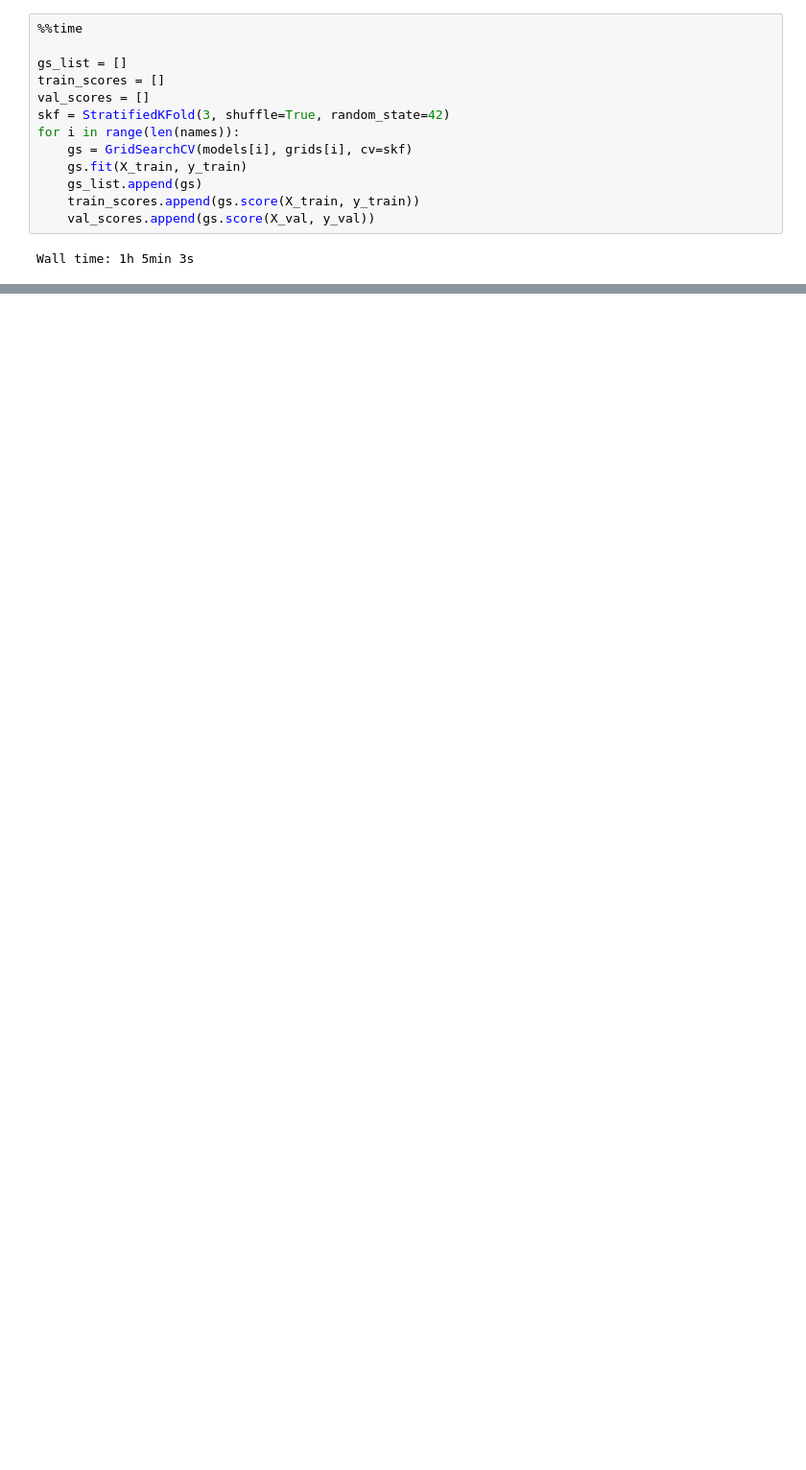
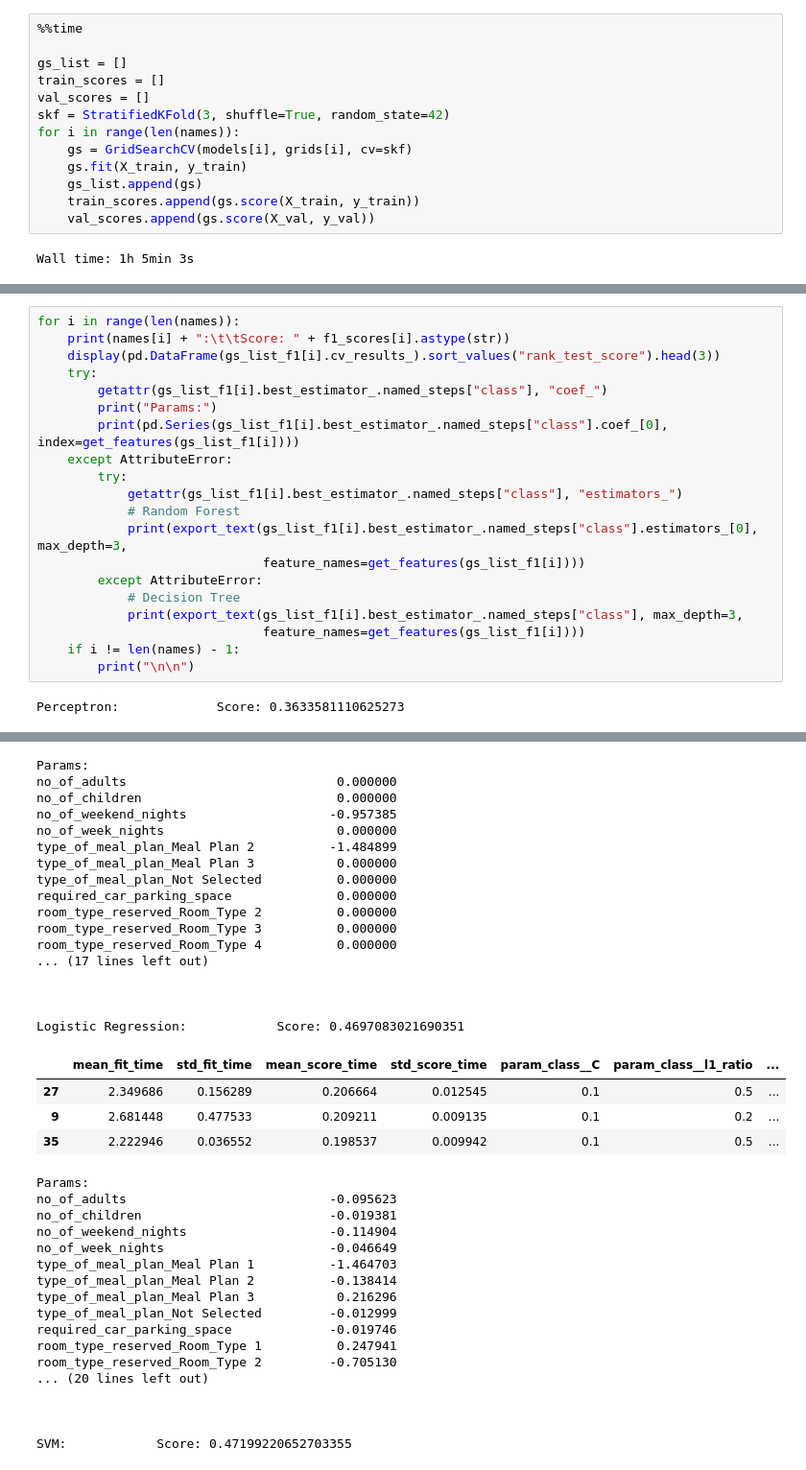
Before and after one commit to BedeschiFederica/DataIntensiveProject, a Jupyter notebook: hotel_reservations.ipynb, the cells around one changed output, grey strips where cells are left out. Shown at 96% size. Drawn from its saved outputs; the diff is of its cells as text; blank space fills up the shorter version.

```diff
--- a/hotel_reservations.ipynb
+++ b/hotel_reservations.ipynb
@@ -1093,0 +706,22 @@ print(results)
+# %%
+for i in range(len(names)):
+    print(names[i] + ":\t\tScore: " + f1_scores[i].astype(str))
+    display(pd.DataFrame(gs_list_f1[i].cv_results_).sort_values("rank_test_score").head(3))
+    try:
+        getattr(gs_list_f1[i].best_estimator_.named_steps["class"], "coef_")
+        print("Params:")
+        print(pd.Series(gs_list_f1[i].best_estimator_.named_steps["class"].coef_[0], index=get_features(gs_list_f1[i])))
+    except AttributeError:
+        try:
+            getattr(gs_list_f1[i].best_estimator_.named_steps["class"], "estimators_")
+            # Random Forest
+            print(export_text(gs_list_f1[i].best_estimator_.named_steps["class"].estimators_[0], max_depth=3,
+                              feature_names=get_features(gs_list_f1[i])))
+        except AttributeError:
+            # Decision Tree
+            print(export_text(gs_list_f1[i].best_estimator_.named_steps["class"], max_depth=3,
+                              feature_names=get_features(gs_list_f1[i])))
+    if i != len(names) - 1:
+        print("\n\n")
+# %% [output]
+Perceptron:             Score: 0.3633581110625273
@@ -1093,0 +732,38 @@ print(results)
+Params:
+no_of_adults                            0.000000
+no_of_children                          0.000000
+no_of_weekend_nights                   -0.957385
+no_of_week_nights                       0.000000
+type_of_meal_plan_Meal Plan 2          -1.484899
+type_of_meal_plan_Meal Plan 3           0.000000
+type_of_meal_plan_Not Selected          0.000000
+required_car_parking_space              0.000000
+room_type_reserved_Room_Type 2          0.000000
+room_type_reserved_Room_Type 3          0.000000
+room_type_reserved_Room_Type 4          0.000000
+... (17 lines left out)
+
+
+
+Logistic Regression:            Score: 0.4697083021690351
+|  | mean_fit_time | std_fit_time | mean_score_time | std_score_time | param_class__C | param_class__l1_ratio | ... |
+| 27 | 2.349686 | 0.156289 | 0.206664 | 0.012545 | 0.1 | 0.5 | ... |
+| 9 | 2.681448 | 0.477533 | 0.209211 | 0.009135 | 0.1 | 0.2 | ... |
+| 35 | 2.222946 | 0.036552 | 0.198537 | 0.009942 | 0.1 | 0.5 | ... |
+Params:
+no_of_adults                           -0.095623
+no_of_children                         -0.019381
+no_of_weekend_nights                   -0.114904
+no_of_week_nights                      -0.046649
+type_of_meal_plan_Meal Plan 1          -1.464703
+type_of_meal_plan_Meal Plan 2          -0.138414
+type_of_meal_plan_Meal Plan 3           0.216296
+type_of_meal_plan_Not Selected         -0.012999
+required_car_parking_space             -0.019746
+room_type_reserved_Room_Type 1          0.247941
+room_type_reserved_Room_Type 2         -0.705130
+... (20 lines left out)
+
+
+
+SVM:            Score: 0.47199220652703355
```
Also changed, not shown: parts of 103 cells of this notebook.
